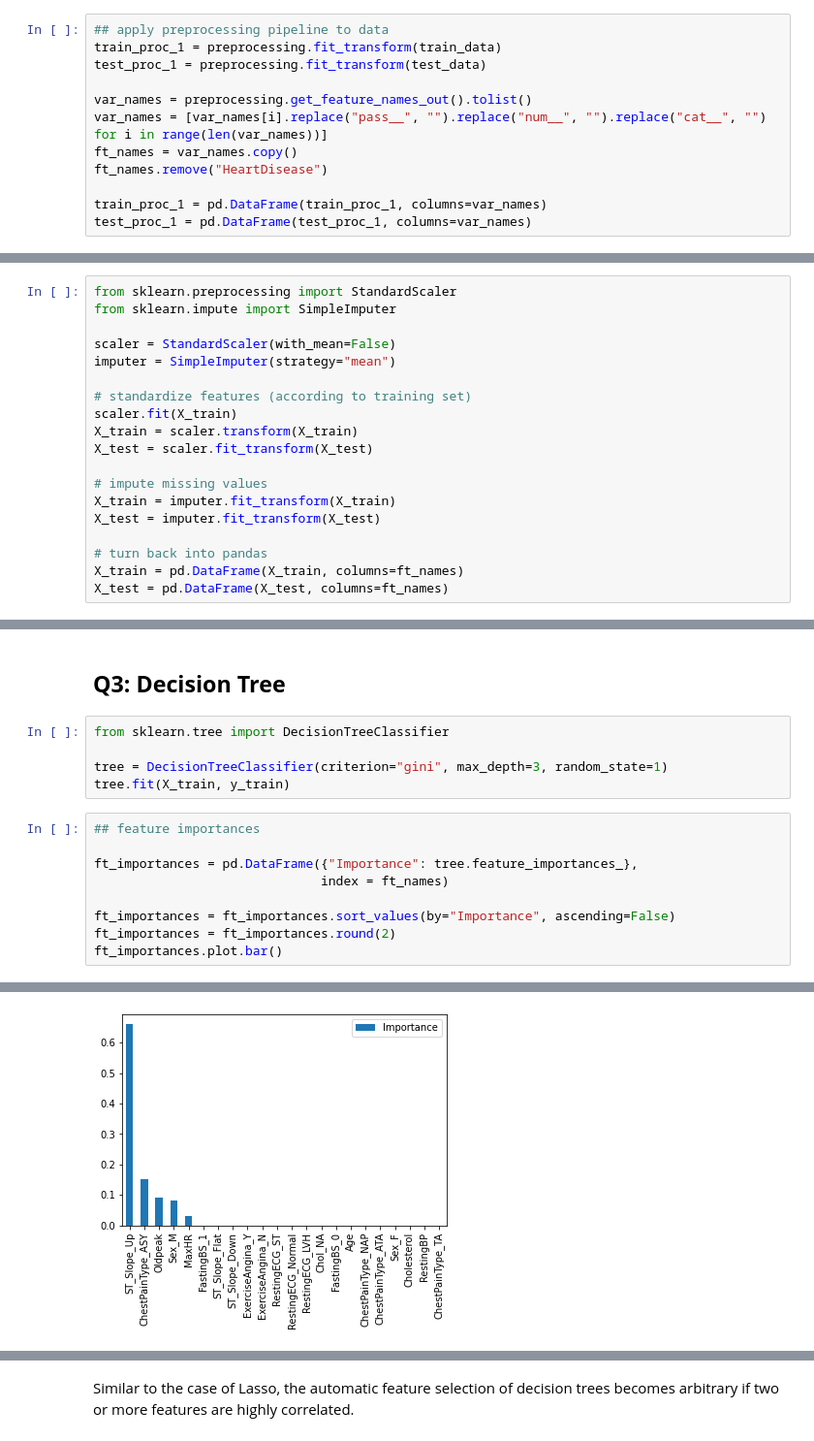
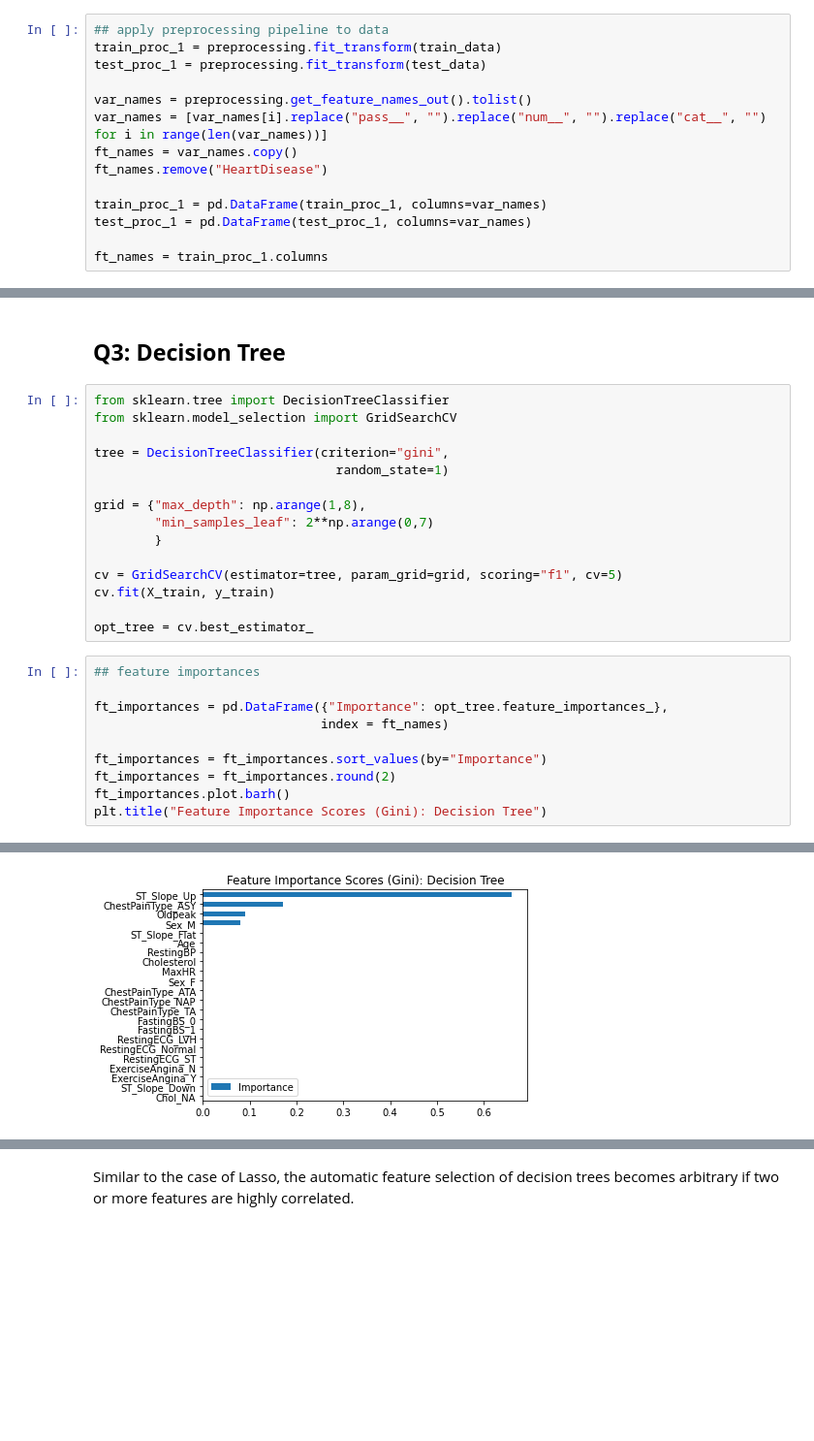
Before and after one commit to nmamie/ML4H_Project1, a Jupyter notebook: ML4H_Project1_Task1_Nici.ipynb, the cells around one changed output, grey strips where cells are left out. Shown: that part at 97% size. Cells and saved outputs as stored; diff of their text form; blank space fills up the shorter version.

```diff
--- a/ML4H_Project1_Task1_Nici.ipynb
+++ b/ML4H_Project1_Task1_Nici.ipynb
@@ -223,6 +174,8 @@ ft_names.remove("HeartDisease")
 
 train_proc_1 = pd.DataFrame(train_proc_1, columns=var_names)
 test_proc_1 = pd.DataFrame(test_proc_1, columns=var_names)
+
+ft_names = train_proc_1.columns
 # %%
 ## set numerical features to float, categorical to int
 train_proc_1[num_fts] = train_proc_1[num_fts].astype("float64")
@@ -344,22 +299,3 @@ ft_names = X_train.columns
-# %%
-from sklearn.preprocessing import StandardScaler
-from sklearn.impute import SimpleImputer
-
-scaler = StandardScaler(with_mean=False)
-imputer = SimpleImputer(strategy="mean")
-
-# standardize features (according to training set)
-scaler.fit(X_train)
-X_train = scaler.transform(X_train)
-X_test = scaler.fit_transform(X_test)
-
-# impute missing values
-X_train = imputer.fit_transform(X_train)
-X_test = imputer.fit_transform(X_test)
-
-# turn back into pandas
-X_train = pd.DataFrame(X_train, columns=ft_names)
-X_test = pd.DataFrame(X_test, columns=ft_names)
 # %% [markdown]
 When using regularization, we need to account for the fact that we introduced dummy variables. Specifically, we want to regularize the inclusion of entire variables, e.g. "Sex", and not certain categories, e.g. "Female", as this would introduce bias depending on the default category. To tackle this, we purposefully introduce all categories of categorical variables again and use **Group Lasso**. Altough this usually introduces multicollinearity, regularization serves to deal with this.
 
@@ -504,16 +450,27 @@ Our logistic regression classifier for heart disease prediction with group lasso
 ## **Q3: Decision Tree**
 # %%
 from sklearn.tree import DecisionTreeClassifier
+from sklearn.model_selection import GridSearchCV
 
-tree = DecisionTreeClassifier(criterion="gini", max_depth=3, random_state=1)
-tree.fit(X_train, y_train)
+tree = DecisionTreeClassifier(criterion="gini",
+                                random_state=1)
+
+grid = {"max_depth": np.arange(1,8),
+        "min_samples_leaf": 2**np.arange(0,7)
+        }
+
+cv = GridSearchCV(estimator=tree, param_grid=grid, scoring="f1", cv=5)
+cv.fit(X_train, y_train)
+
+opt_tree = cv.best_estimator_
 # %%
 ## feature importances
 
-ft_importances = pd.DataFrame({"Importance": tree.feature_importances_},
+ft_importances = pd.DataFrame({"Importance": opt_tree.feature_importances_},
                               index = ft_names)
 
-ft_importances = ft_importances.sort_values(by="Importance", ascending=False)
+ft_importances = ft_importances.sort_values(by="Importance")
 ft_importances = ft_importances.round(2)
-ft_importances.plot.bar()
+ft_importances.plot.barh()
+plt.title("Feature Importance Scores (Gini): Decision Tree")
 # %% [output]
@@ -521,4 +478,4 @@ ft_importances.plot.bar()
-[figure, old version]
+[figure, new version]
 # %%
 ## inspect tree structure
 from sklearn.tree import plot_tree
```
Also changed, not shown: parts of 29 cells of this notebook.
